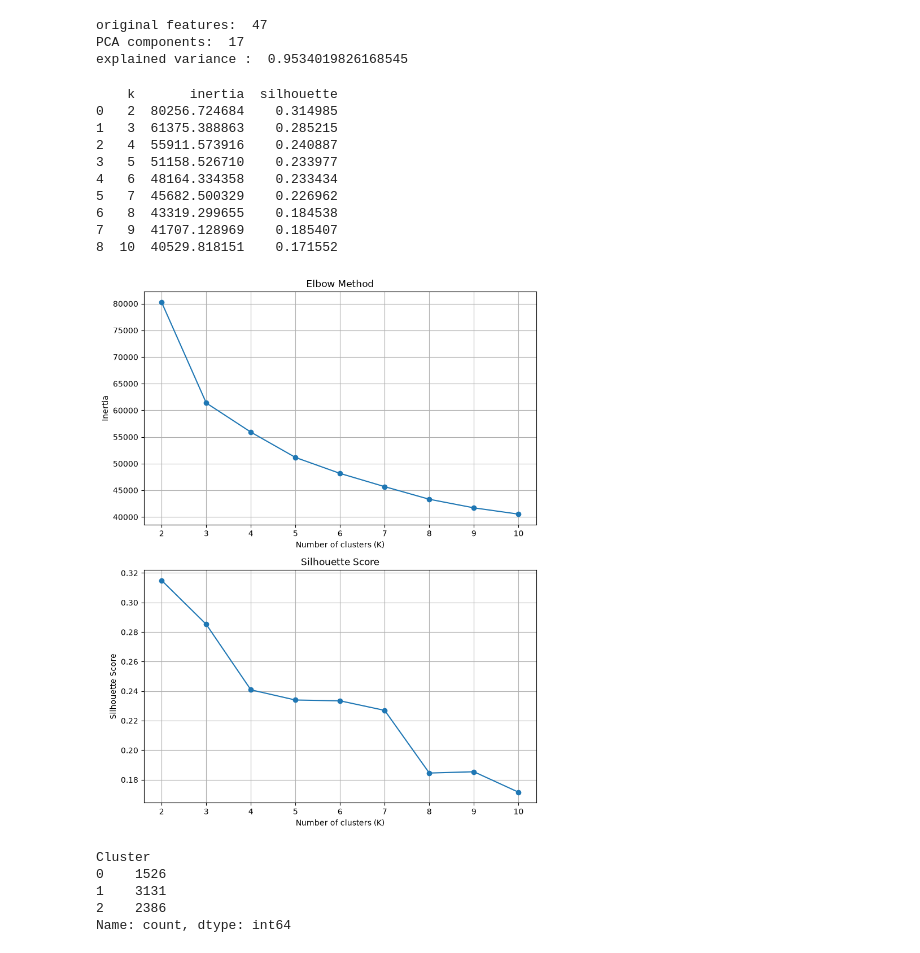
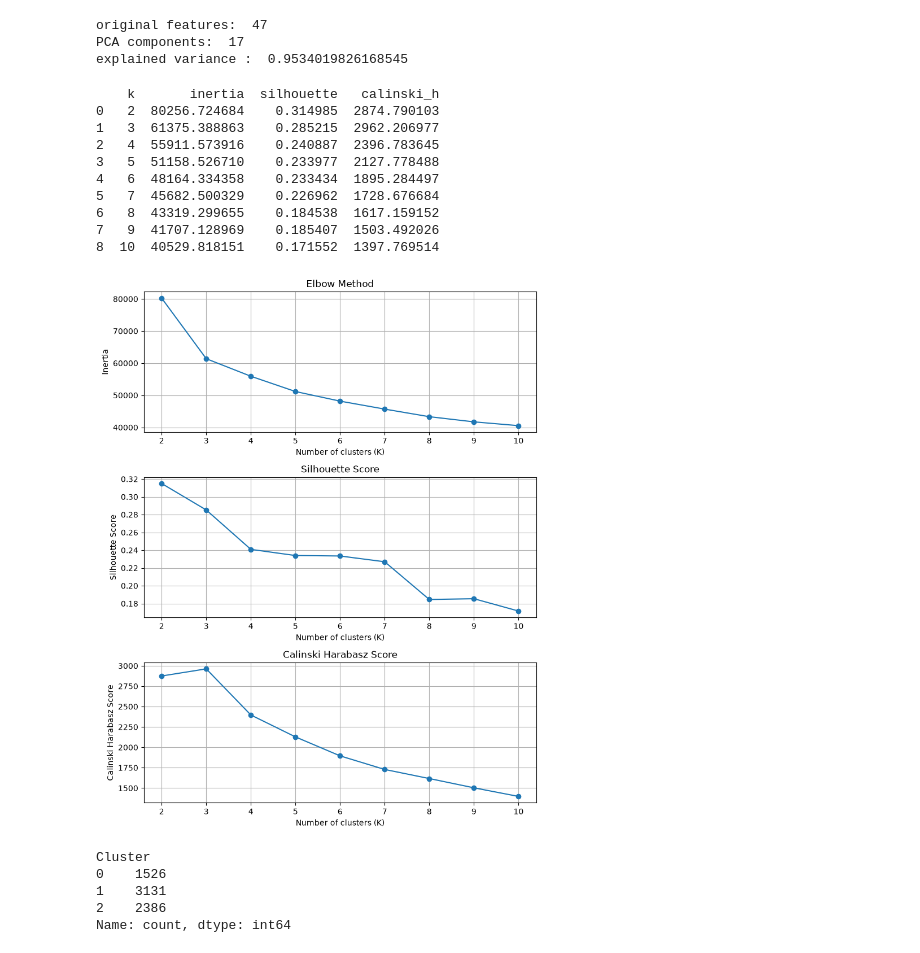
Before and after one commit to Moussa-Mohammed1/client-churn-prediction, a Jupyter notebook: notebooks/03_clustering.ipynb, the cells around one changed output. Saved outputs shown, nothing was run; the diff lists cells and outputs as text; code cells hidden in the pictures.

```diff
--- a/notebooks/03_clustering.ipynb
+++ b/notebooks/03_clustering.ipynb
@@ -73,7 +73,7 @@ PCA components:  17
 explained variance :  0.9534019826168545
 # %%
 from sklearn.cluster import KMeans
-from sklearn.metrics import silhouette_score
+from sklearn.metrics import silhouette_score, calinski_harabasz_score
 
 
 metrics_scores = []
@@ -89,21 +89,22 @@ for k in K_range:
     metrics_scores.append({
         'k': k,
         'inertia': kmeans.inertia_,
-        'silhouette': silhouette_score(X_pca, labels)
+        'silhouette': silhouette_score(X_pca, labels),
+        'calinski_h': calinski_harabasz_score(X_pca, labels)
     })
 
 print(pd.DataFrame(metrics_scores))
 # %% [output]
-    k       inertia  silhouette
-0   2  80256.724684    0.314985
-1   3  61375.388863    0.285215
-2   4  55911.573916    0.240887
-3   5  51158.526710    0.233977
-4   6  48164.334358    0.233434
-5   7  45682.500329    0.226962
-6   8  43319.299655    0.184538
-7   9  41707.128969    0.185407
-8  10  40529.818151    0.171552
+    k       inertia  silhouette   calinski_h
+0   2  80256.724684    0.314985  2874.790103
+1   3  61375.388863    0.285215  2962.206977
+2   4  55911.573916    0.240887  2396.783645
+3   5  51158.526710    0.233977  2127.778488
+4   6  48164.334358    0.233434  1895.284497
+5   7  45682.500329    0.226962  1728.676684
+6   8  43319.299655    0.184538  1617.159152
+7   9  41707.128969    0.185407  1503.492026
+8  10  40529.818151    0.171552  1397.769514
 # %%
 import matplotlib.pyplot as plt
 
@@ -118,39 +119,52 @@ silhouette_values = [
     item["silhouette"]
     for item in metrics_scores
 ]
-
+calinski_harabasz_values = [
+    item["calinski_h"] for item in metrics_scores
+]
 fig, axes = plt.subplots(
-    2, 1,
+    3, 1,
     figsize=(8, 10)
 )
 
 axes[0].plot(
     k_values,
     inertia_values,
     marker="o"
 )
 
 axes[0].set_xlabel("Number of clusters (K)")
 axes[0].set_ylabel("Inertia")
 axes[0].set_title("Elbow Method")
 axes[0].grid(True)
 
 
 axes[1].plot(
     k_values,
     silhouette_values,
     marker="o"
 )
 
 axes[1].set_xlabel("Number of clusters (K)")
 axes[1].set_ylabel("Silhouette Score")
 axes[1].set_title("Silhouette Score")
 axes[1].grid(True)
 
+axes[2].plot(
+    k_values,
+    calinski_harabasz_values,
+    marker="o"
+)
+
+axes[2].set_xlabel("Number of clusters (K)")
+axes[2].set_ylabel("Calinski Harabasz Score")
+axes[2].set_title("Calinski Harabasz Score")
+axes[2].grid(True)
+
 plt.tight_layout()
 plt.show()
 # %% [output]
-[figure, old version]
+[figure, new version]
 # %%
 #based on the plots k=3 is the beginning of a smaller decreasing of inertia , also the silhouette score is high
 
```
Also changed, not shown: parts of 5 cells of this notebook.
